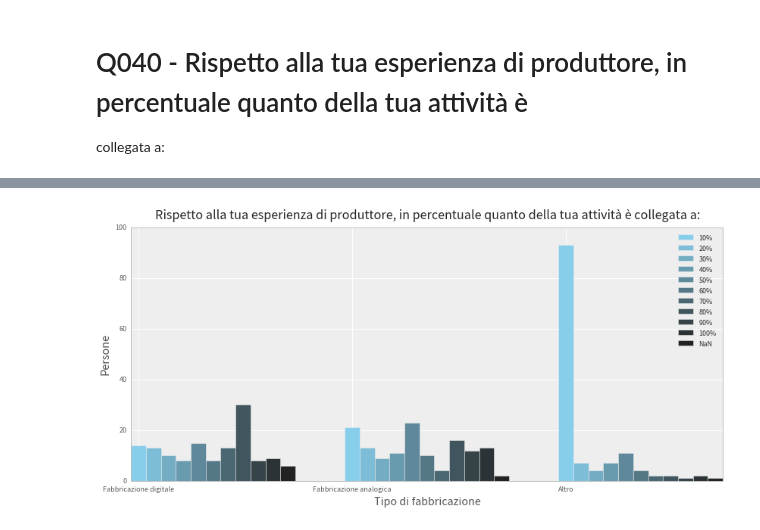
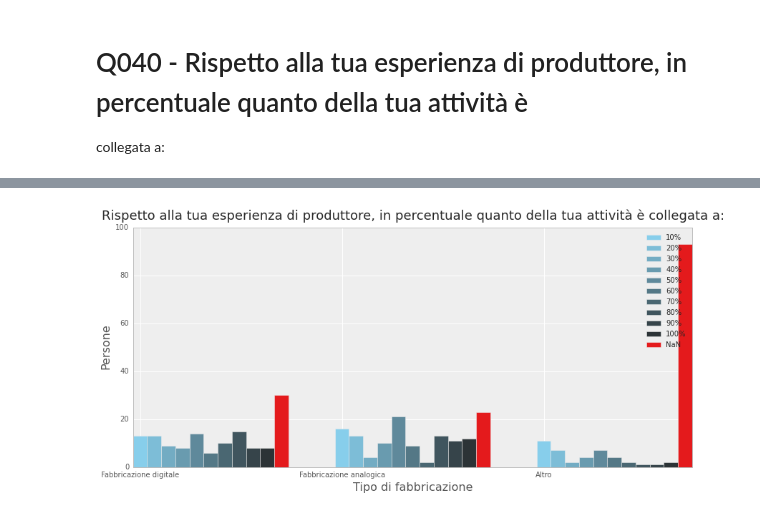
Before and after one commit to openp2pdesign/Makers-Inquiry---Analysis, a Jupyter notebook: Q040.ipynb, the cells around one changed output, grey strips where cells are left out. Cells and saved outputs as stored; diff of their text form; code cells hidden in the pictures.

```diff
--- a/Q040.ipynb
+++ b/Q040.ipynb
@@ -36,7 +36,8 @@ agree_options = ["Fabbricazione digitale",
                  "Fabbricazione analogica",
                  "Altro"]
 agree = data[agree_columns]
-agree_types = [NaN,"10%","20%","30%","40%","50%","60%","70%","80%","90%","100%"]
+agree.replace(np.nan, 'Nessuna risposta', inplace=True) # Simplify text
+agree_types = ["Nessuna risposta","10%","20%","30%","40%","50%","60%","70%","80%","90%","100%"]
 # %%
 #agree[0:4]
 # %%
@@ -46,12 +47,12 @@ agree_types = [NaN,"10%","20%","30%","40%","50%","60%","70%","80%","90%","100%"]
 # Gather data
 agree_b = {}
 for k,i in enumerate(agree_columns):
-    agree_b[k] = agree[i].value_counts(dropna=False)
+    agree_b[k] = agree[i].value_counts()
     print "Data:",agree_options[k]
     print agree_b[k]
     print
     print "Data %:",agree_options[k]
-    print agree[i].value_counts(normalize=True,dropna=False)*100
+    print agree[i].value_counts(normalize=True)*100
     print
 # %%
 # Save+show the output to a text file
@@ -92,10 +93,10 @@ for k,i in enumerate(agree_columns):
     agree_presents = agree_b[k].index.tolist()
 
     # Convert NaN to "NaN"
-    for o,h in enumerate(agree_presents):
-        if type(h) is float:
-            agree_presents.pop(o)
-            agree_presents.append("NaN")
+    #for o,h in enumerate(agree_presents):
+    #    if type(h) is float:
+    #        agree_presents.pop(o)
+    #        agree_presents.append("NaN")
 
     # Reassign new list with "NaN"
     agree_b[k].index = agree_presents
@@ -121,7 +122,7 @@ for k,i in enumerate(agree_columns):
         p90.append(0)
     if "100%" not in agree_presents:
         p100.append(0)
-    if "NaN" not in agree_presents:
+    if "Nessuna risposta" not in agree_presents:
         nanvalue.append(0)
 
     for j in agree_presents:
@@ -145,34 +146,35 @@ for k,i in enumerate(agree_columns):
             p90.append(agree_b[k].ix["90%"])
         elif j == "100%":
             p100.append(agree_b[k].ix["100%"])
-        elif j == "NaN":
-            nanvalue.append(agree_b[k].ix["NaN"])
+        elif j == "Nessuna risposta":
+            nanvalue.append(agree_b[k].ix[j])
 # %%
 # Plot the data
 plt.figure(figsize=(14,6))
 plt.xlabel('Tipo di fabbricazione', fontsize=16)
 plt.ylabel('Persone', fontsize=16)
 plt.title(u'Rispetto alla tua esperienza di produttore, in percentuale quanto della tua attività è collegata a:', fontsize=18, y=1.02)
 plt.xticks(range(len(agree_options)+1),agree_options,rotation=0)
 ind = np.arange(len(agree_columns))   # the x locations for the groups
 width = 0.07                             # the width of the bars
 
 my_colors = seaborn.dark_palette("skyblue", 11, reverse=True) # Set color palette
+nan_color = seaborn.color_palette("Set1", 1) # Set color palette
 rect1 = plt.bar(ind,p10,width,color=my_colors[0],align='center') # Plot 10%
 rect2 = plt.bar(ind+width,p20,width,color=my_colors[1],align='center') # Plot 20%
 rect3 = plt.bar(ind+width*2,p30,width,color=my_colors[2],align='center') # Plot 30%
 rect4 = plt.bar(ind+width*3,p40,width,color=my_colors[3],align='center') # Plot 40%
 rect5 = plt.bar(ind+width*4,p50,width,color=my_colors[4],align='center') # Plot 50%
 rect6 = plt.bar(ind+width*5,p60,width,color=my_colors[5],align='center') # Plot 60%
 rect7 = plt.bar(ind+width*6,p70,width,color=my_colors[6],align='center') # Plot 70%
 rect8 = plt.bar(ind+width*7,p80,width,color=my_colors[7],align='center') # Plot 80%
 rect9 = plt.bar(ind+width*8,p90,width,color=my_colors[8],align='center') # Plot 90%
 rect10 = plt.bar(ind+width*9,p100,width,color=my_colors[9],align='center') # Plot 100%
-rect11 = plt.bar(ind+width*10,nanvalue,width,color=my_colors[10],align='center') # Plot NaN
+rect11 = plt.bar(ind+width*10,nanvalue,width,color=nan_color,align='center') # Plot NaN
 plt.legend( (rect1, rect2, rect3, rect4, rect5, rect6, rect7, rect8, rect9, rect10, rect11),
            ('10%', '20%', '30%', '40%', '50%', '60%', '70%', '80%', '90%', '100%', 'NaN') )
 plt.savefig("svg/Q040-TipoFabbricazione.svg")
 plt.savefig("png/Q040-TipoFabbricazione.png")
 plt.savefig("pdf/Q040-TipoFabbricazione.pdf")
 # %% [output]
-[figure, old version]
+[figure, new version]
```
Also changed, not shown: parts of 1 cell of this notebook.
